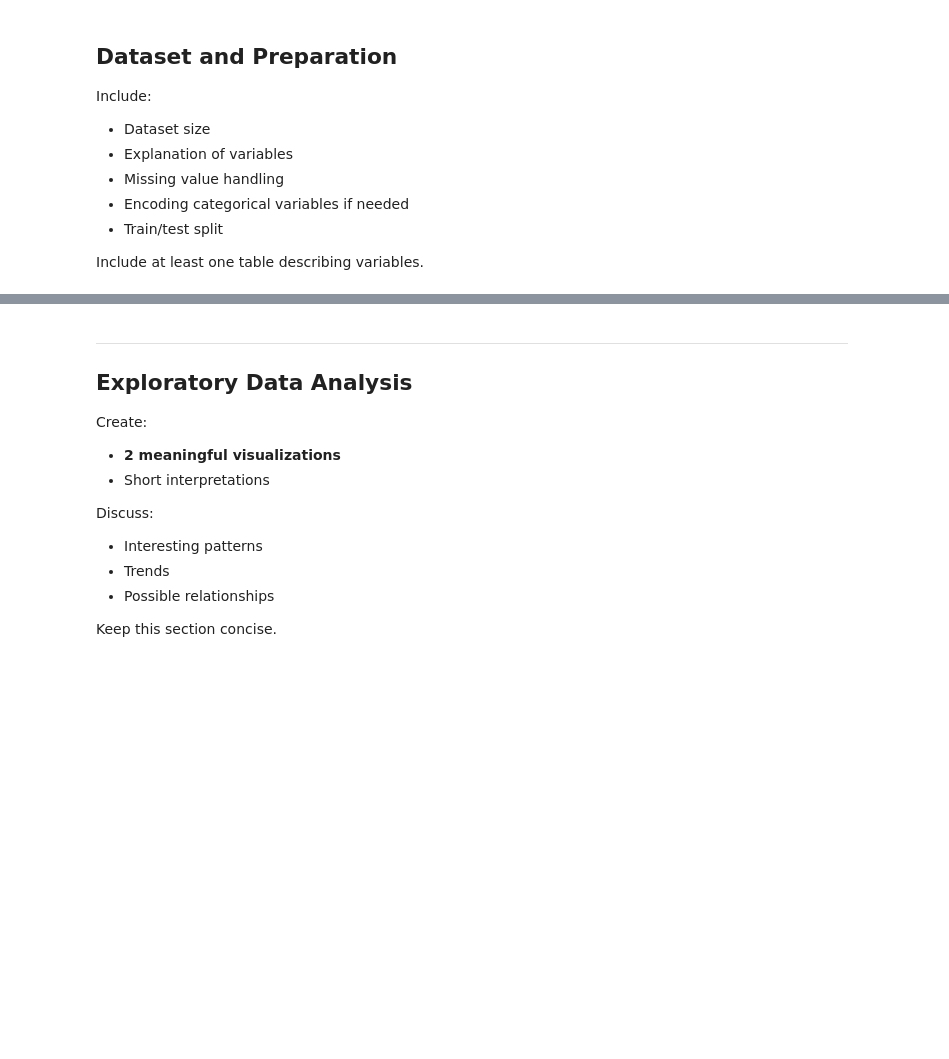
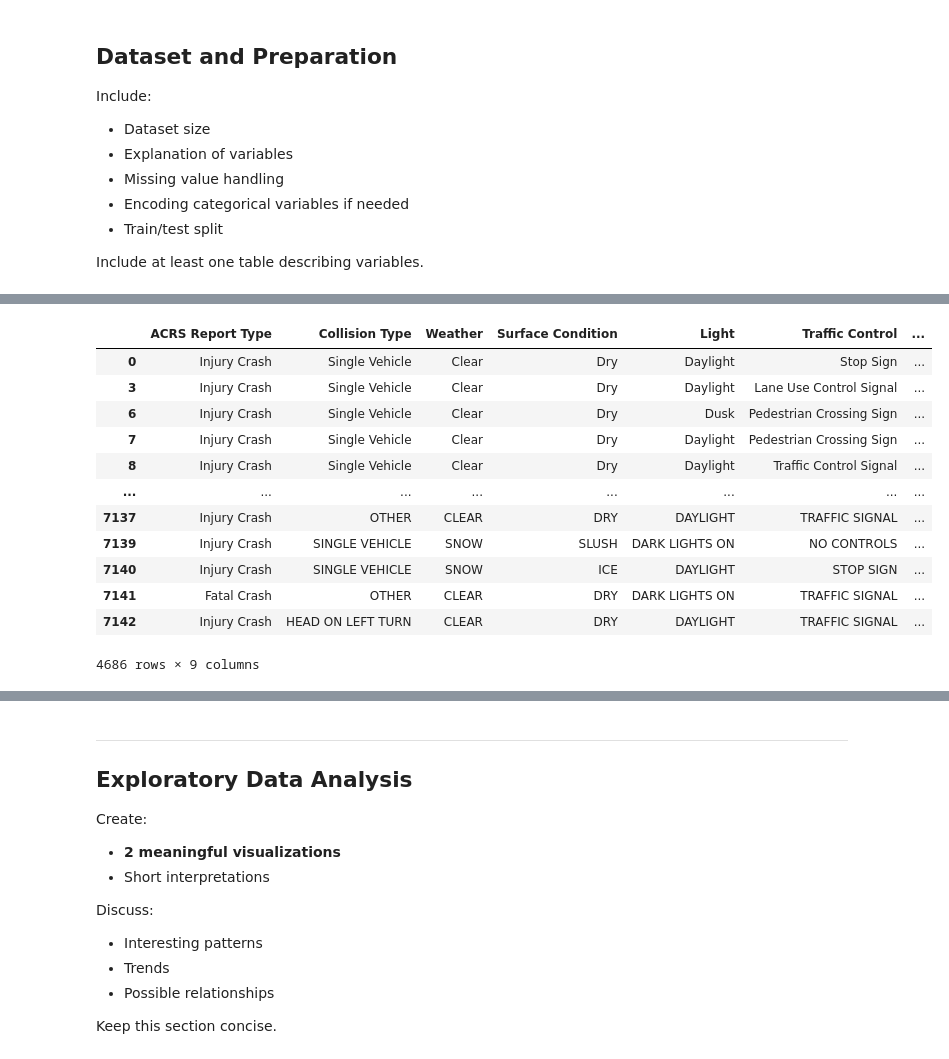
Before and after one commit to Nikolai-N484/Data201_NikolaiN, a Jupyter notebook: Project3/Nikolai_Navarro_Project3_Week14.ipynb, the cells around one changed output, grey strips where cells are left out. Cells and saved outputs as stored; diff of their text form; code cells hidden in the pictures; blank space fills up the shorter version.

```diff
--- a/Project3/Nikolai_Navarro_Project3_Week14.ipynb
+++ b/Project3/Nikolai_Navarro_Project3_Week14.ipynb
@@ -29,3 +36,13 @@ Include:
 - Train/test split
 
 Include at least one table describing variables.
+# %%
+import pandas as pd
+import numpy as np
+import matplotlib.pyplot as plt
+import seaborn as sns
+import datetime as dt
+
+df = pd.read_csv("https://raw.githubusercontent.com/Nikolai-N484/Data201_NikolaiN/refs/heads/main/Crash_Reporting_-_Non-Motorists_Data_20260329.csv")
+
+df.head()
@@ -31,0 +62,7 @@ Include at least one table describing variables.
+# %%
+df["Crash_Month"] = pd.to_datetime(df["Crash Date/Time"]).dt.month
+df["Crash_Day"] = pd.to_datetime(df["Crash Date/Time"]).dt.day
+df["Crash_Year"] = pd.to_datetime(df["Crash Date/Time"]).dt.year
+df["Crash_Time"] = pd.to_datetime(df["Crash Date/Time"]).dt.time
+
+df.head()
@@ -31,0 +77,17 @@ Include at least one table describing variables.
+# %%
+df = df[["ACRS Report Type", "Collision Type", "Weather", "Surface Condition", "Light", "Traffic Control", "Injury Severity", "Crash_Month", "Crash_Time"]]
+df
+# %% [output]
+|  | ACRS Report Type | Collision Type | Weather | Surface Condition | Light | Traffic Control | ... |
+| 0 | Injury Crash | Single Vehicle | Clear | Dry | Daylight | Stop Sign | ... |
+| 3 | Injury Crash | Single Vehicle | Clear | Dry | Daylight | Lane Use Control Signal | ... |
+| 6 | Injury Crash | Single Vehicle | Clear | Dry | Dusk | Pedestrian Crossing Sign | ... |
+| 7 | Injury Crash | Single Vehicle | Clear | Dry | Daylight | Pedestrian Crossing Sign | ... |
+| 8 | Injury Crash | Single Vehicle | Clear | Dry | Daylight | Traffic Control Signal | ... |
+| ... | ... | ... | ... | ... | ... | ... | ... |
+| 7137 | Injury Crash | OTHER | CLEAR | DRY | DAYLIGHT | TRAFFIC SIGNAL | ... |
+| 7139 | Injury Crash | SINGLE VEHICLE | SNOW | SLUSH | DARK LIGHTS ON | NO CONTROLS | ... |
+| 7140 | Injury Crash | SINGLE VEHICLE | SNOW | ICE | DAYLIGHT | STOP SIGN | ... |
+| 7141 | Fatal Crash | OTHER | CLEAR | DRY | DARK LIGHTS ON | TRAFFIC SIGNAL | ... |
+| 7142 | Injury Crash | HEAD ON LEFT TURN | CLEAR | DRY | DAYLIGHT | TRAFFIC SIGNAL | ... |
+4686 rows × 9 columns
```
Also changed, not shown: parts of 8 cells of this notebook.
